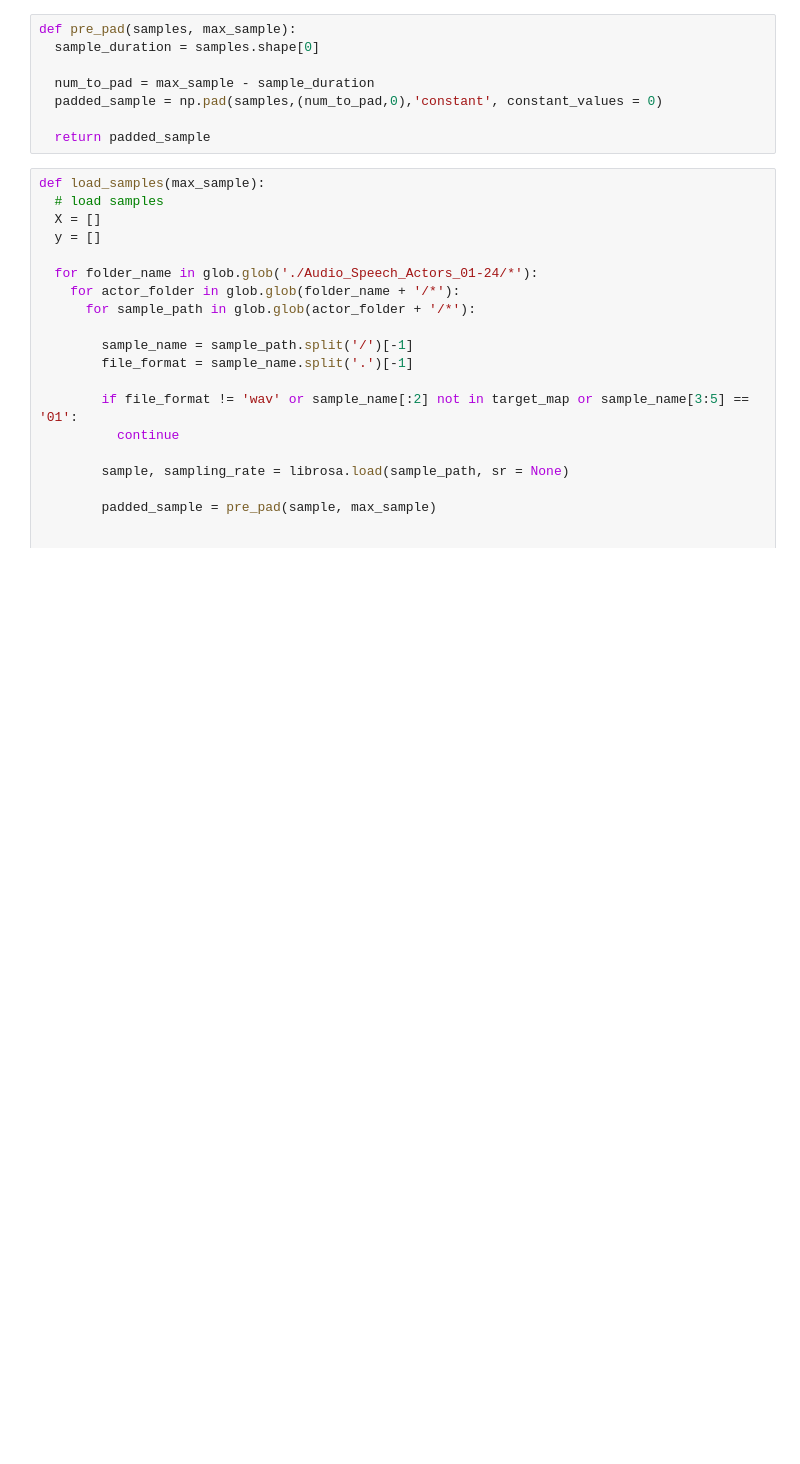
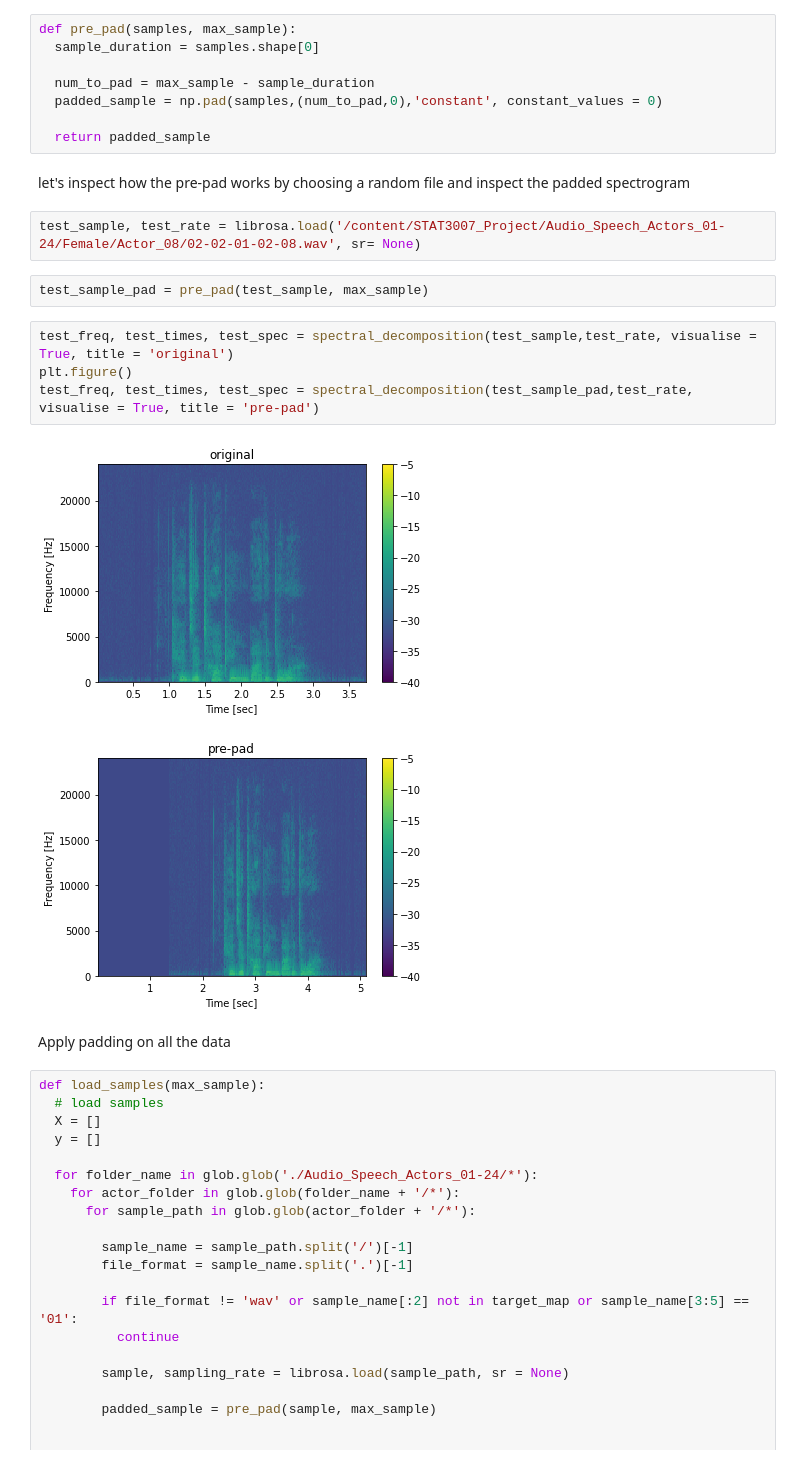
Before and after one commit to JordanFoss/STAT3007_Project, a Jupyter notebook: TimeDistributedCNN .ipynb, the cells around one changed output. Cells and saved outputs as stored; diff of their text form; blank space fills up the shorter version.

```diff
--- a/TimeDistributedCNN .ipynb
+++ b/TimeDistributedCNN .ipynb
@@ -225,6 +170,21 @@ def pre_pad(samples, max_sample):
   padded_sample = np.pad(samples,(num_to_pad,0),'constant', constant_values = 0)
 
   return padded_sample
+# %% [markdown]
+let's inspect how the pre-pad works by choosing a random file and inspect the padded spectrogram
+# %%
+test_sample, test_rate = librosa.load('/content/STAT3007_Project/Audio_Speech_Actors_01-24/Female/Actor_08/02-02-01-02-08.wav', sr= None)
+# %%
+test_sample_pad = pre_pad(test_sample, max_sample)
+# %%
+test_freq, test_times, test_spec = spectral_decomposition(test_sample,test_rate, visualise = True, title = 'original')
+plt.figure()
+test_freq, test_times, test_spec = spectral_decomposition(test_sample_pad,test_rate, visualise = True, title = 'pre-pad')
+# %% [output]
+[figure, added]
+[figure, added]
+# %% [markdown]
+Apply padding on all the data
 # %%
 def load_samples(max_sample):
   # load samples
```
Also changed, not shown: parts of 21 cells of this notebook.
